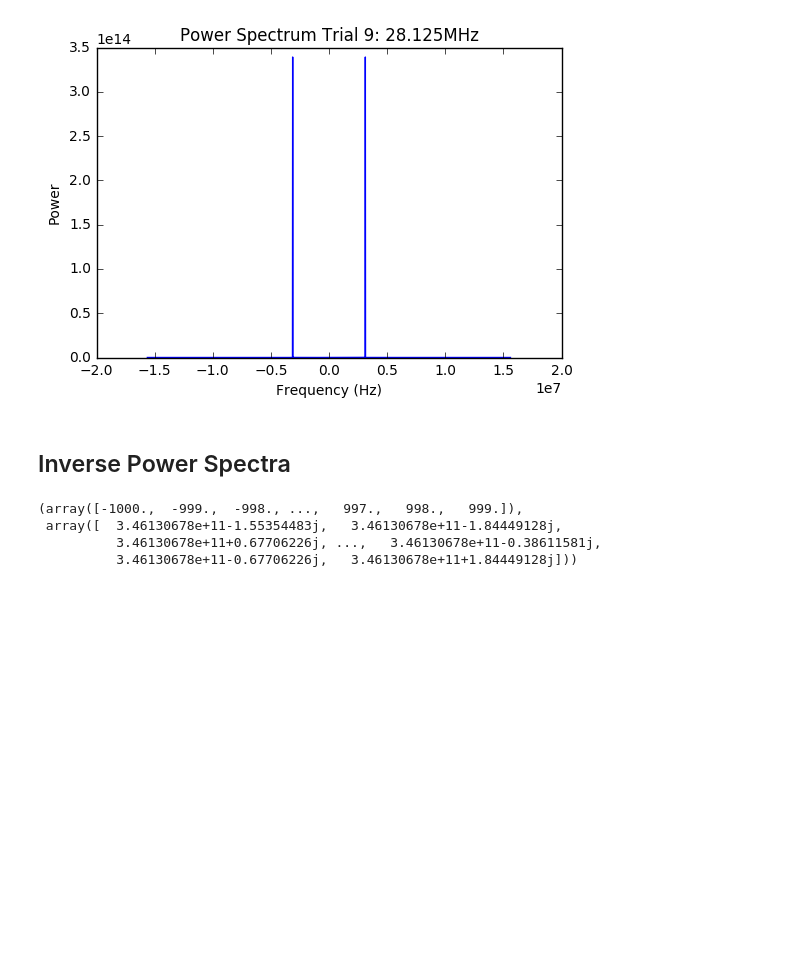
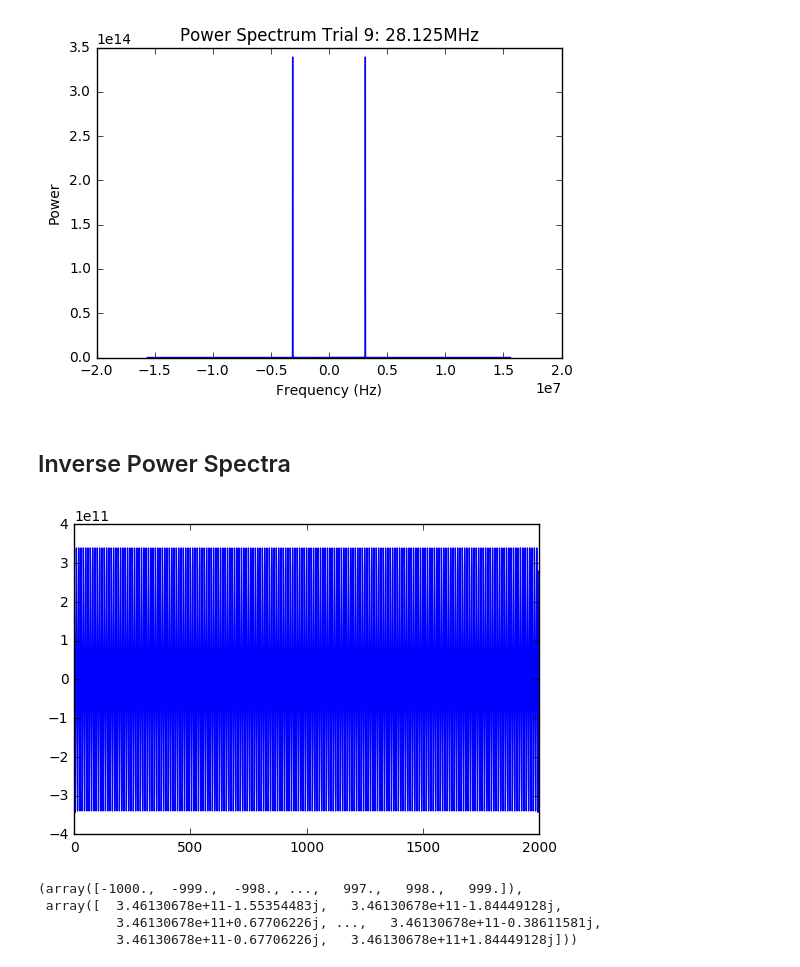
Before and after one commit to costassoler/Radio, a Jupyter notebook: Lab1Data1/lab1datacopy2.ipynb, the cells around one changed output. Saved outputs shown, nothing was run; the diff lists cells and outputs as text; code cells hidden in the pictures; blank space fills up the shorter version.

```diff
--- a/Lab1Data1/lab1datacopy2.ipynb
+++ b/Lab1Data1/lab1datacopy2.ipynb
@@ -291,3 +299,16 @@ i9 = ugradio.dft.idft(P9, f = v9[0])
+# %%
+np.where(P9 > 1e14)
+times = np.arange(P9.size)
+freqs = np.fft.fftfreq(times.size, times[1]-times[0])
+freqs = np.fft.fftshift(freqs)
+#cow = np.fft.fftshift(P9)
+#_cow = np.fft.ifft(cow)
+_,_cow = ugradio.dft.idft(P9, f=freqs, t=times)
+#plt.plot(np.fft.fftshift(_cow))
+plt.plot(times, _cow)
+plt.show()
+# %% [output]
+[figure, added]
 # %%
 i9
 # %% [output]
```
Also changed, not shown: parts of 34 cells of this notebook, 9 other files.
